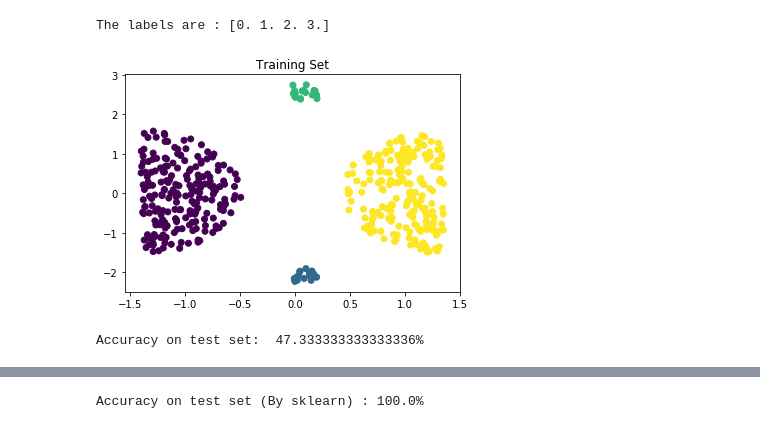
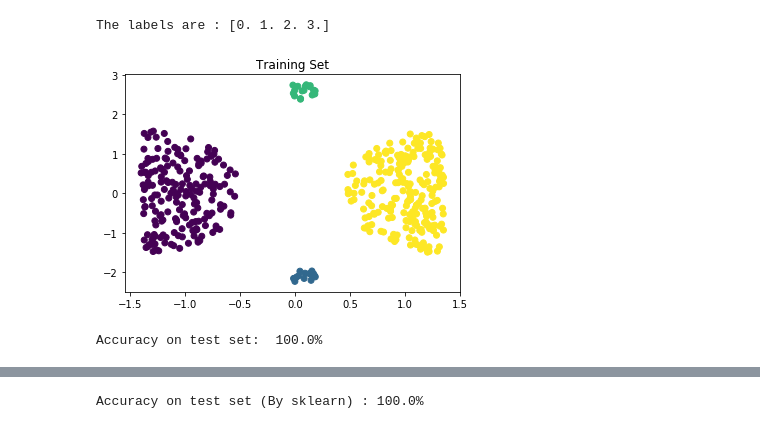
Before and after one commit to cjchirag7/My-ML-Library, a Jupyter notebook: Implement_NNClassifier-Mini_Gradient_Descent.ipynb, the cells around one changed output, grey strips where cells are left out. Saved outputs shown, nothing was run; the diff lists cells and outputs as text; code cells hidden in the pictures.

Commit message:
Increased accuracy by increasing layer_size

```diff
--- a/Implement_NNClassifier-Mini_Gradient_Descent.ipynb
+++ b/Implement_NNClassifier-Mini_Gradient_Descent.ipynb
@@ -13,32 +13,32 @@ The labels are : [0. 1. 2. 3.]
 # %%
 import numpy as np
 import NNClassifier as NNC
 def normalise(Xin):
         return (Xin-np.mean(Xin,axis=0))/np.std(Xin,axis=0)    # NORMALISING FEATURES
 
 sz=X.shape[0]
 X=normalise(X)   #normalising X
 # separation of training set and test set
 test_sz=sz//4
 tr_sz=sz-test_sz
-layer_sz=[8,8,8,8]
+layer_sz=[25]
 train=NNC.NNClassifier()
 train.set(X[:tr_sz-1,:],Y[:tr_sz-1],layer_sz)
 test=NNC.NNClassifier()
 test.set(X[tr_sz:,:],Y[tr_sz:],layer_sz)
 
 %matplotlib inline
 import matplotlib.pyplot as plt
 plt.scatter(X[:tr_sz-1,0],X[:tr_sz-1,1],c=Y[:tr_sz-1])
 plt.title('Training Set')
 plt.show()
 # %% [output]
-[figure, old version]
+[figure, new version]
 # %%
-train.miniGradientDescent(5,LAMBDA=0,alpha=0.1,iter=2000)
+train.miniGradientDescent(5,LAMBDA=0,alpha=0.3,iter=200)
 print("Accuracy on test set:  "+str(train.accuracy(test))+"%")
 # %% [output]
-Accuracy on test set:  47.333333333333336%
+Accuracy on test set:  100.0%
 # %%
 %matplotlib inline
 import matplotlib.pyplot as plt
```
Also changed, not shown: parts of 3 cells of this notebook, 1 other file.
